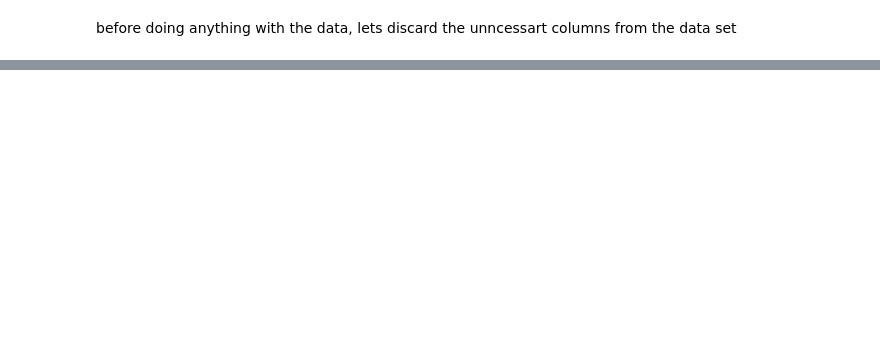
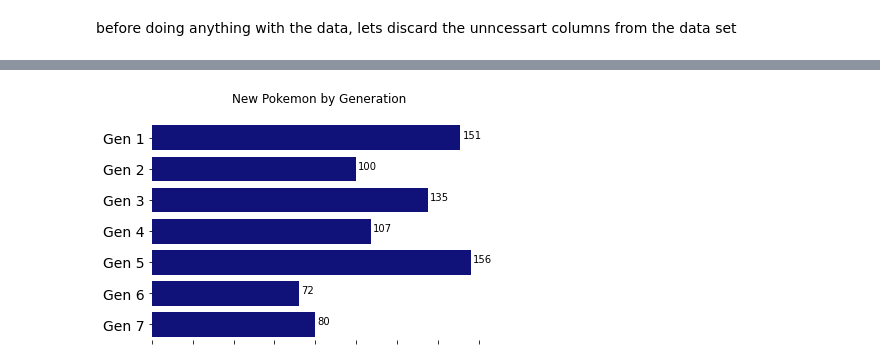
Before and after one commit to zacker232423/Pokemon-Project, a Jupyter notebook: pokemon.ipynb, the cells around one changed output, grey strips where cells are left out. Cells and saved outputs as stored; diff of their text form; code cells hidden in the pictures; blank space fills up the shorter version.

Commit message:
Adding more Graphs

```diff
--- a/pokemon.ipynb
+++ b/pokemon.ipynb
@@ -4,0 +6,3 @@ import numpy as np
+# %%
+pokemon_df = pd.read_csv('assets\pokemon.csv')
+pokemon_df.head (10)
@@ -14,0 +41,18 @@ NameError: name 'pokemon_df' is not defined
+# %%
+generations = [f'Gen {g}' for g in pokemon_df.generation.unique()]
+
+ax = sns.countplot(y=pokemon_df.generation, orient='v', color='darkblue')
+
+ax.set_xlabel(xlabel='')
+ax.set_xticklabels([])
+ax.set_ylabel(ylabel='')
+ax.set_yticklabels(generations, size=14)
+ax.set_facecolor('white')
+ax.set_title('New Pokemon by Generation', loc='center', pad=20)
+
+sns.despine( left=True, bottom=True)
+
+for index, value in enumerate(pokemon_df.generation.value_counts().sort_index()):
+    plt.annotate(f'{value}', xy=(value + 1, index), color='black')
+# %% [output]
+[figure, added]
```
Also changed, not shown: parts of 5 cells of this notebook.
